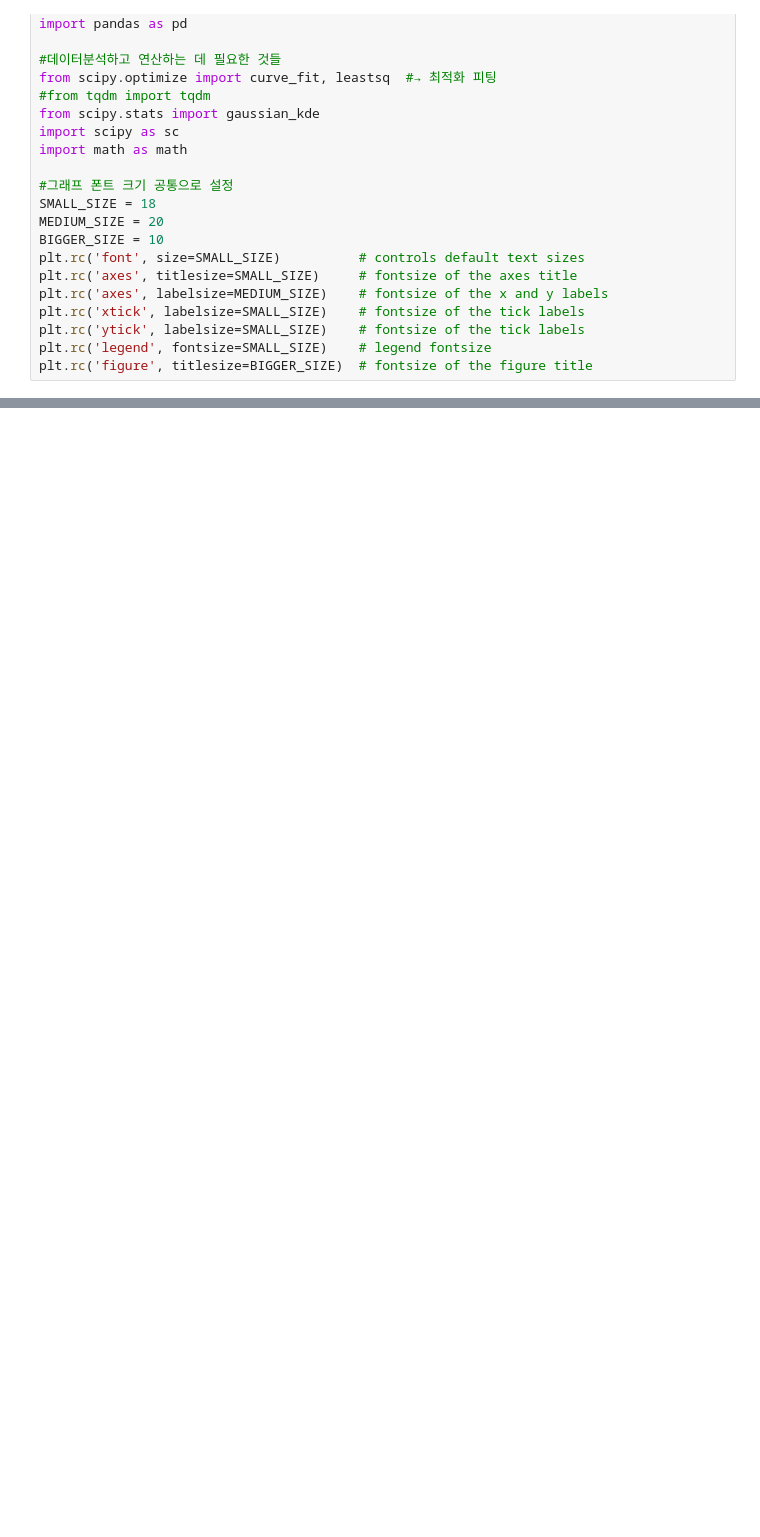
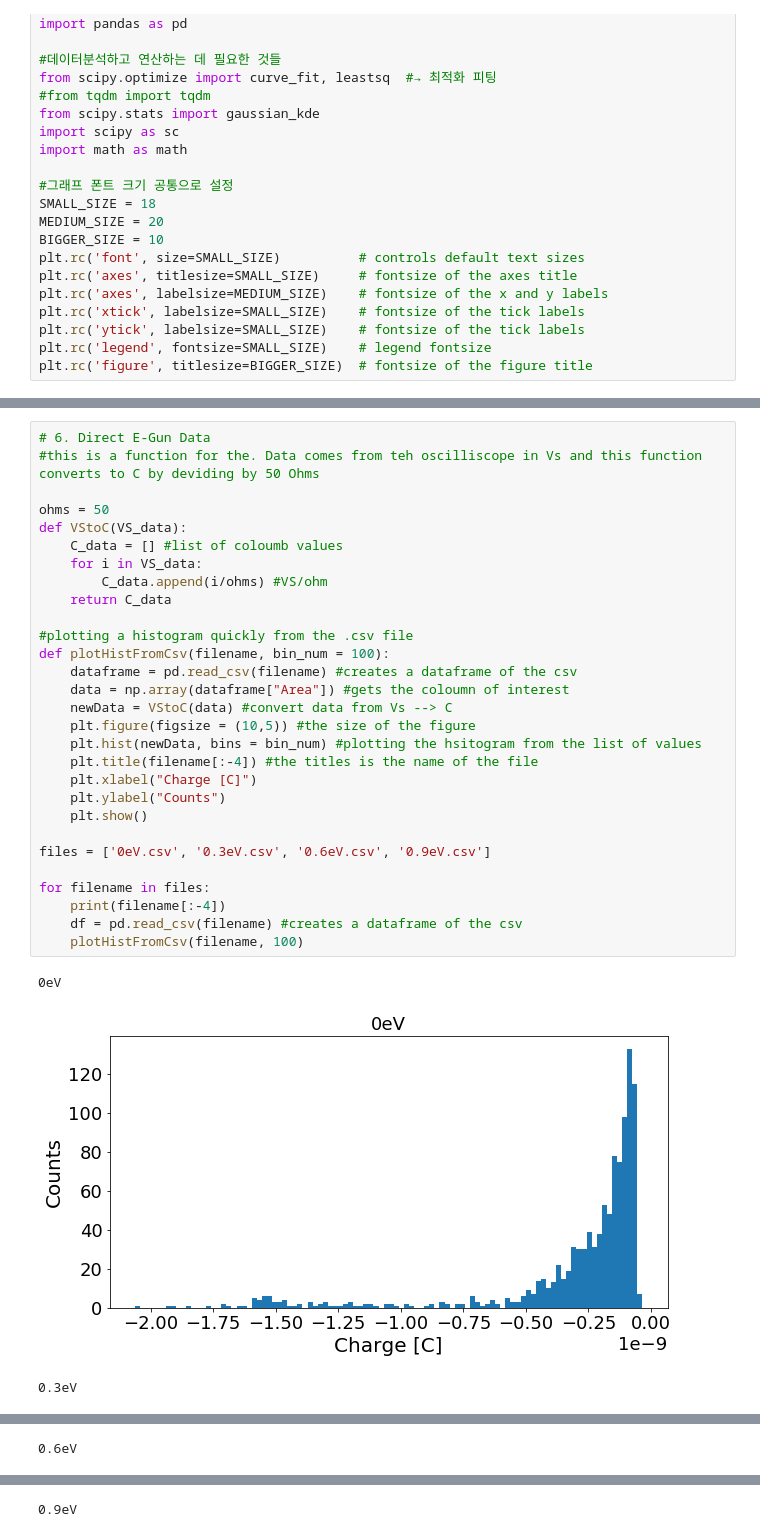
Before and after one commit to wonseokb/phython, a Jupyter notebook: Wonseok's Plot Machine.ipynb, the cells around one changed output, grey strips where cells are left out. Cells and saved outputs as stored; diff of their text form; blank space fills up the shorter version.

```diff
--- a/Wonseok's Plot Machine.ipynb
+++ b/Wonseok's Plot Machine.ipynb
@@ -139,0 +231,33 @@ bins_1_list [400, 403, 406, 409, 412, 415, 418, 421, 424, 427, 430, 433, 436, 43
+# %%
+# 6. Direct E-Gun Data
+#this is a function for the. Data comes from teh oscilliscope in Vs and this function converts to C by deviding by 50 Ohms
+
+ohms = 50
+def VStoC(VS_data):
+    C_data = [] #list of coloumb values
+    for i in VS_data:
+        C_data.append(i/ohms) #VS/ohm
+    return C_data
+
+#plotting a histogram quickly from the .csv file
+def plotHistFromCsv(filename, bin_num = 100):
+    dataframe = pd.read_csv(filename) #creates a dataframe of the csv
+    data = np.array(dataframe["Area"]) #gets the coloumn of interest
+    newData = VStoC(data) #convert data from Vs --> C
+    plt.figure(figsize = (10,5)) #the size of the figure
+    plt.hist(newData, bins = bin_num) #plotting the hsitogram from the list of values
+    plt.title(filename[:-4]) #the titles is the name of the file
+    plt.xlabel("Charge [C]")
+    plt.ylabel("Counts")
+    plt.show()
+
+files = ['0eV.csv', '0.3eV.csv', '0.6eV.csv', '0.9eV.csv']
+
+for filename in files:
+    print(filename[:-4])
+    df = pd.read_csv(filename) #creates a dataframe of the csv
+    plotHistFromCsv(filename, 100)
+# %% [output]
+0eV
+[figure, added]
+0.3eV
@@ -139,0 +265 @@ bins_1_list [400, 403, 406, 409, 412, 415, 418, 421, 424, 427, 430, 433, 436, 43
+0.6eV
@@ -139,0 +267 @@ bins_1_list [400, 403, 406, 409, 412, 415, 418, 421, 424, 427, 430, 433, 436, 43
+0.9eV
```
Also changed, not shown: parts of 7 cells of this notebook.
